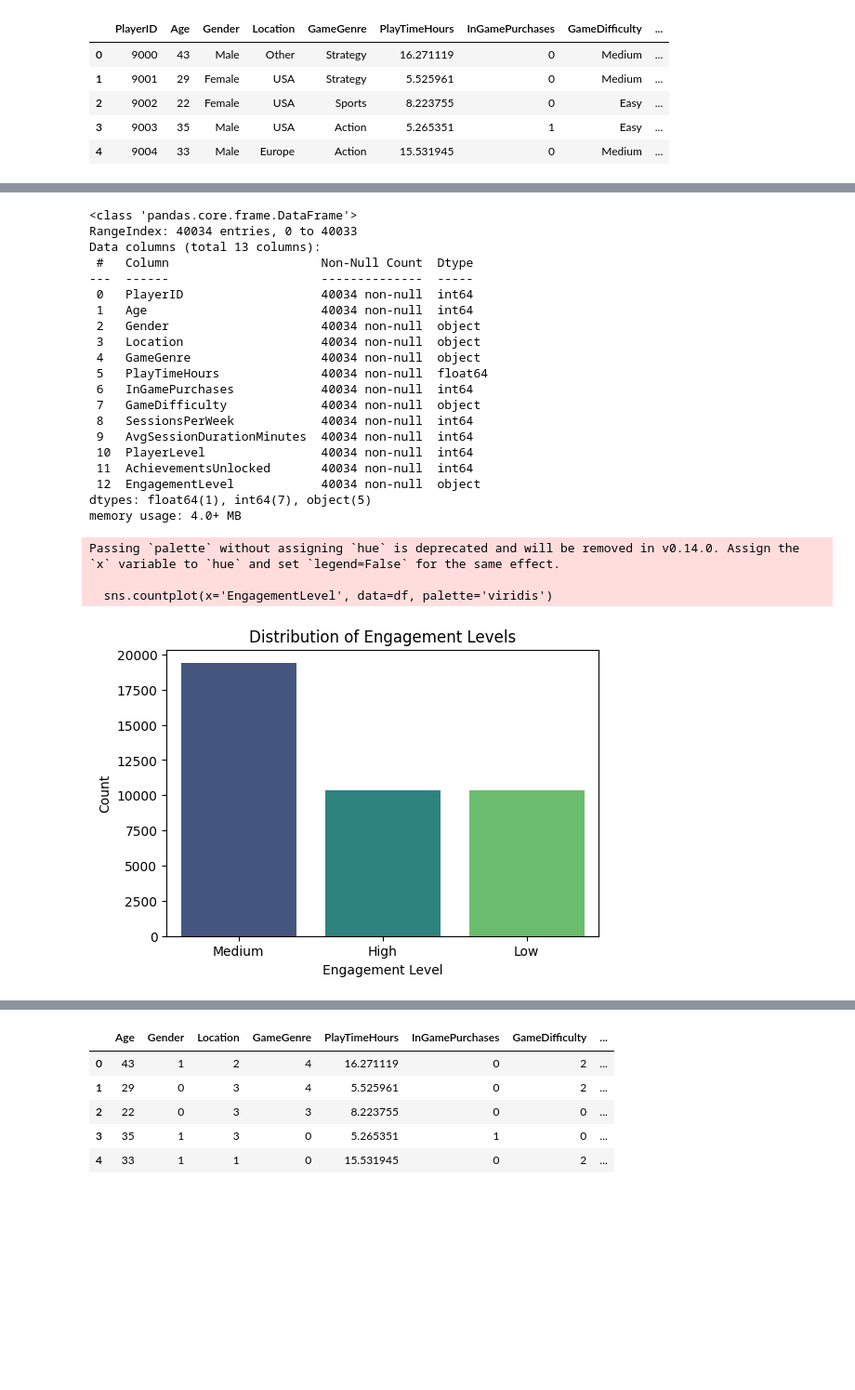
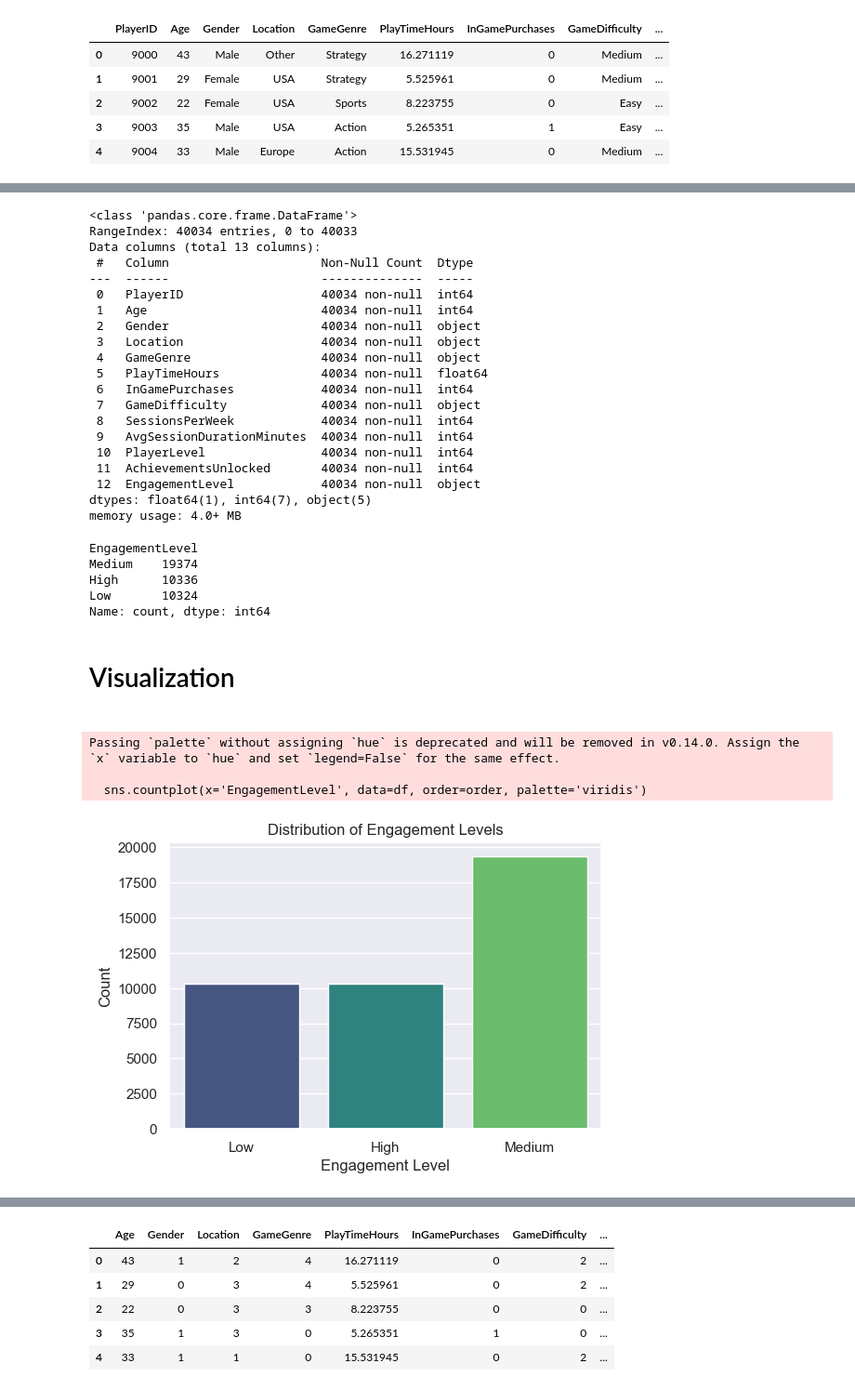
Before and after one commit to develhope/Data-PT-9-TeamProject-1-team-2, a Jupyter notebook: EDA_test2.ipynb, the cells around one changed output, grey strips where cells are left out. Shown: that part at 93% size. Saved outputs shown, nothing was run; the diff lists cells and outputs as text; code cells hidden in the pictures; blank space fills up the shorter version.

```diff
--- a/EDA_test2.ipynb
+++ b/EDA_test2.ipynb
@@ -35,42 +38,51 @@ df.describe()
 | 50% | 29016.500000 | 32.000000 | 12.008002 | 0.000000 | 9.000000 | 95.000000 | 49.000000 | ... |
 | 75% | 39024.750000 | 41.000000 | 17.963831 | 0.000000 | 14.000000 | 137.000000 | 74.000000 | ... |
 | max | 49033.000000 | 49.000000 | 23.999592 | 1.000000 | 19.000000 | 179.000000 | 99.000000 | ... |
+# %%
+df.info()
+df['EngagementLevel'].value_counts()
+# %% [output]
+<class 'pandas.core.frame.DataFrame'>
+RangeIndex: 40034 entries, 0 to 40033
+Data columns (total 13 columns):
+ #   Column                     Non-Null Count  Dtype
+---  ------                     --------------  -----
+ 0   PlayerID                   40034 non-null  int64
+ 1   Age                        40034 non-null  int64
+ 2   Gender                     40034 non-null  object
+ 3   Location                   40034 non-null  object
+ 4   GameGenre                  40034 non-null  object
+ 5   PlayTimeHours              40034 non-null  float64
+ 6   InGamePurchases            40034 non-null  int64
+ 7   GameDifficulty             40034 non-null  object
+ 8   SessionsPerWeek            40034 non-null  int64
+ 9   AvgSessionDurationMinutes  40034 non-null  int64
+ 10  PlayerLevel                40034 non-null  int64
+ 11  AchievementsUnlocked       40034 non-null  int64
+ 12  EngagementLevel            40034 non-null  object
+dtypes: float64(1), int64(7), object(5)
+memory usage: 4.0+ MB
+EngagementLevel
+Medium    19374
+High      10336
+Low       10324
+Name: count, dtype: int64
+# %% [markdown]
+<h1>Visualization<h1>
 # %%
-df.info()
-df['EngagementLevel'].value_counts()
-
 # Visualizzo la distribuzione di Engagement Levels
+order = df['EngagementLevel'].value_counts().sort_values().index
 plt.figure(figsize=(6,4))
-sns.countplot(x='EngagementLevel', data=df, palette='viridis')
+sns.countplot(x='EngagementLevel', data=df, order=order, palette='viridis')
 plt.title('Distribution of Engagement Levels')
 plt.xlabel('Engagement Level')
 plt.ylabel('Count')
 plt.show()
 # %% [output]
-<class 'pandas.core.frame.DataFrame'>
-RangeIndex: 40034 entries, 0 to 40033
-Data columns (total 13 columns):
- #   Column                     Non-Null Count  Dtype
----  ------                     --------------  -----
- 0   PlayerID                   40034 non-null  int64
- 1   Age                        40034 non-null  int64
- 2   Gender                     40034 non-null  object
- 3   Location                   40034 non-null  object
- 4   GameGenre                  40034 non-null  object
- 5   PlayTimeHours              40034 non-null  float64
- 6   InGamePurchases            40034 non-null  int64
- 7   GameDifficulty             40034 non-null  object
- 8   SessionsPerWeek            40034 non-null  int64
- 9   AvgSessionDurationMinutes  40034 non-null  int64
- 10  PlayerLevel                40034 non-null  int64
- 11  AchievementsUnlocked       40034 non-null  int64
- 12  EngagementLevel            40034 non-null  object
-dtypes: float64(1), int64(7), object(5)
-memory usage: 4.0+ MB
+Passing `palette` without assigning `hue` is deprecated and will be removed in v0.14.0. Assign the `x` variable to `hue` and set `legend=False` for the same effect.
+
+  sns.countplot(x='EngagementLevel', data=df, order=order, palette='viridis')
-Passing `palette` without assigning `hue` is deprecated and will be removed in v0.14.0. Assign the `x` variable to `hue` and set `legend=False` for the same effect.
-
-  sns.countplot(x='EngagementLevel', data=df, palette='viridis')
-[figure, old version]
+[figure, new version]
 # %%
 location = df["Location"].value_counts().reset_index()
 location.columns = ['Location', 'Count']
```
Also changed, not shown: parts of 15 cells of this notebook, 1 other file.
